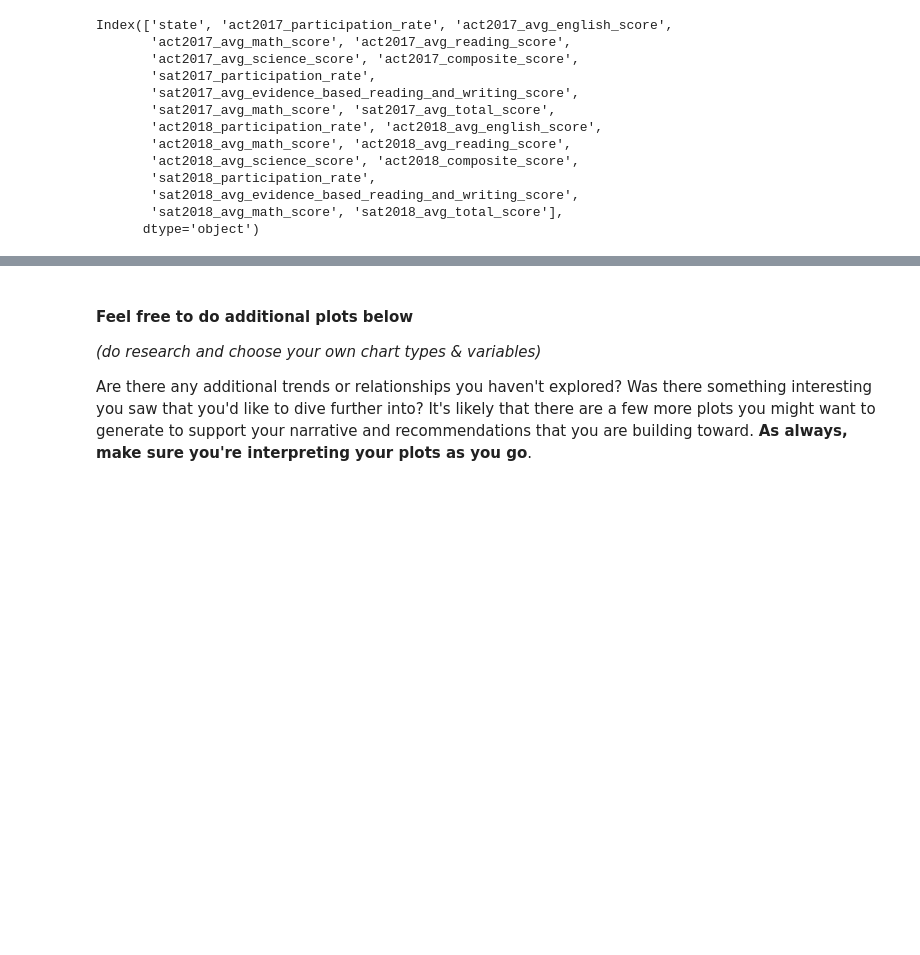
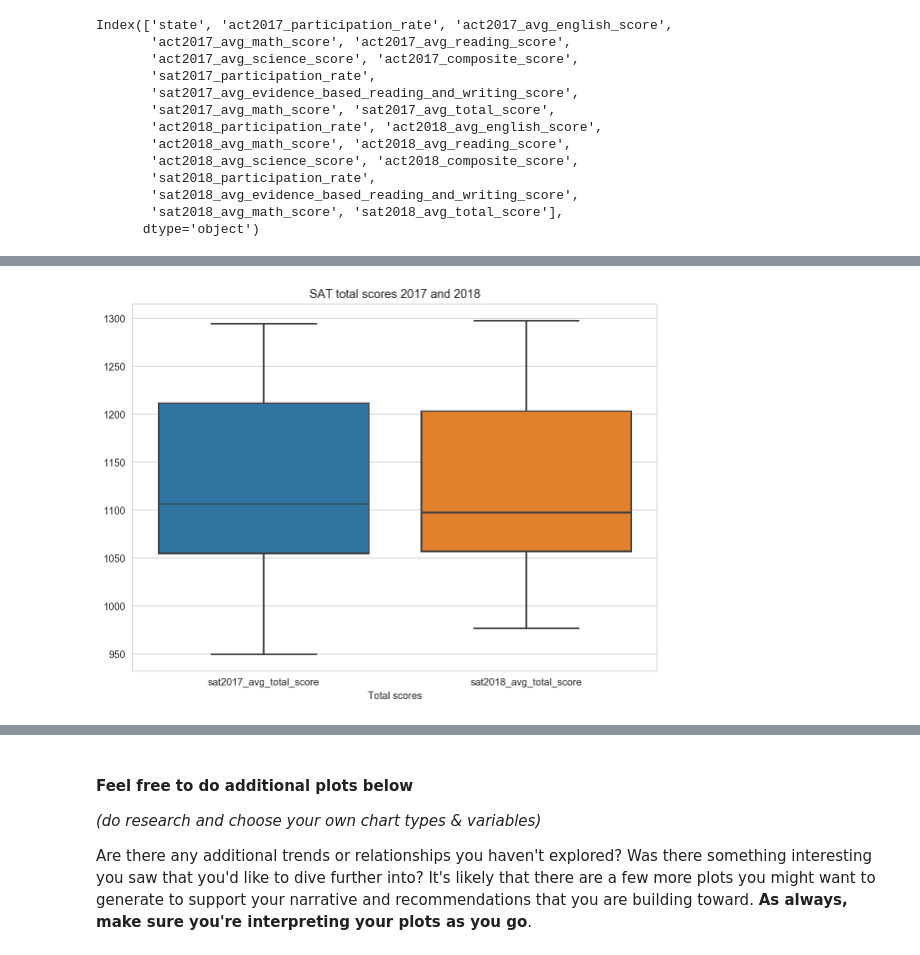
Before and after one commit to geoffersliu/dsiprojects, a Jupyter notebook: Project1234/project_1/code/starter-code_updated.ipynb, the cells around one changed output, grey strips where cells are left out. Cells and saved outputs as stored; diff of their text form; code cells hidden in the pictures; blank space fills up the shorter version.

```diff
--- a/Project1234/project_1/code/starter-code_updated.ipynb
+++ b/Project1234/project_1/code/starter-code_updated.ipynb
@@ -764,0 +1072,10 @@ plt.tight_layout()
+# %%
+#Boxplot to comapre SAT total scores
+plt.figure(figsize=(8,6))
+ax = sns.boxplot(data = all_merge[['sat2017_avg_total_score','sat2018_avg_total_score']]);
+ax.set_xlabel("Total scores")
+ax.set_title('SAT total scores 2017 and 2018')
+
+plt.tight_layout()
+# %% [output]
+[figure, added]
```
Also changed, not shown: parts of 57 cells of this notebook, 1 other file.
